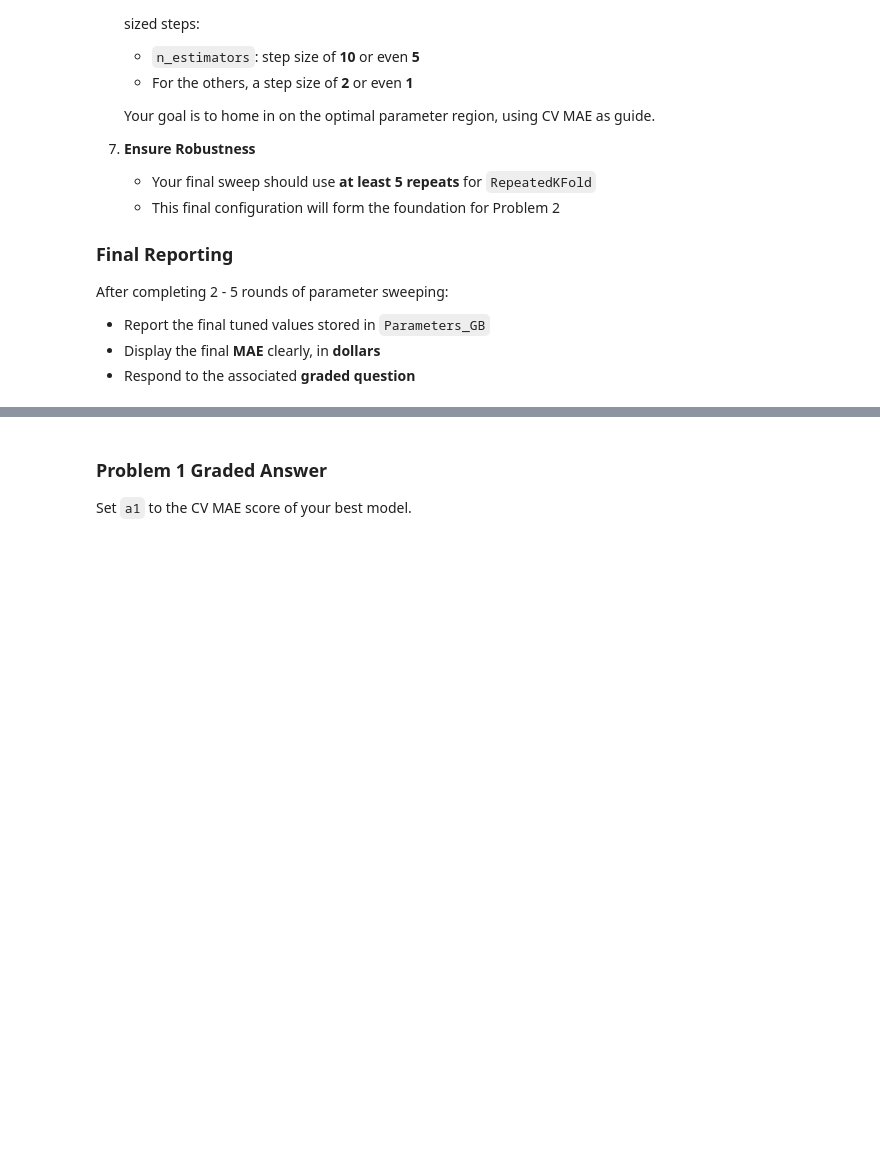
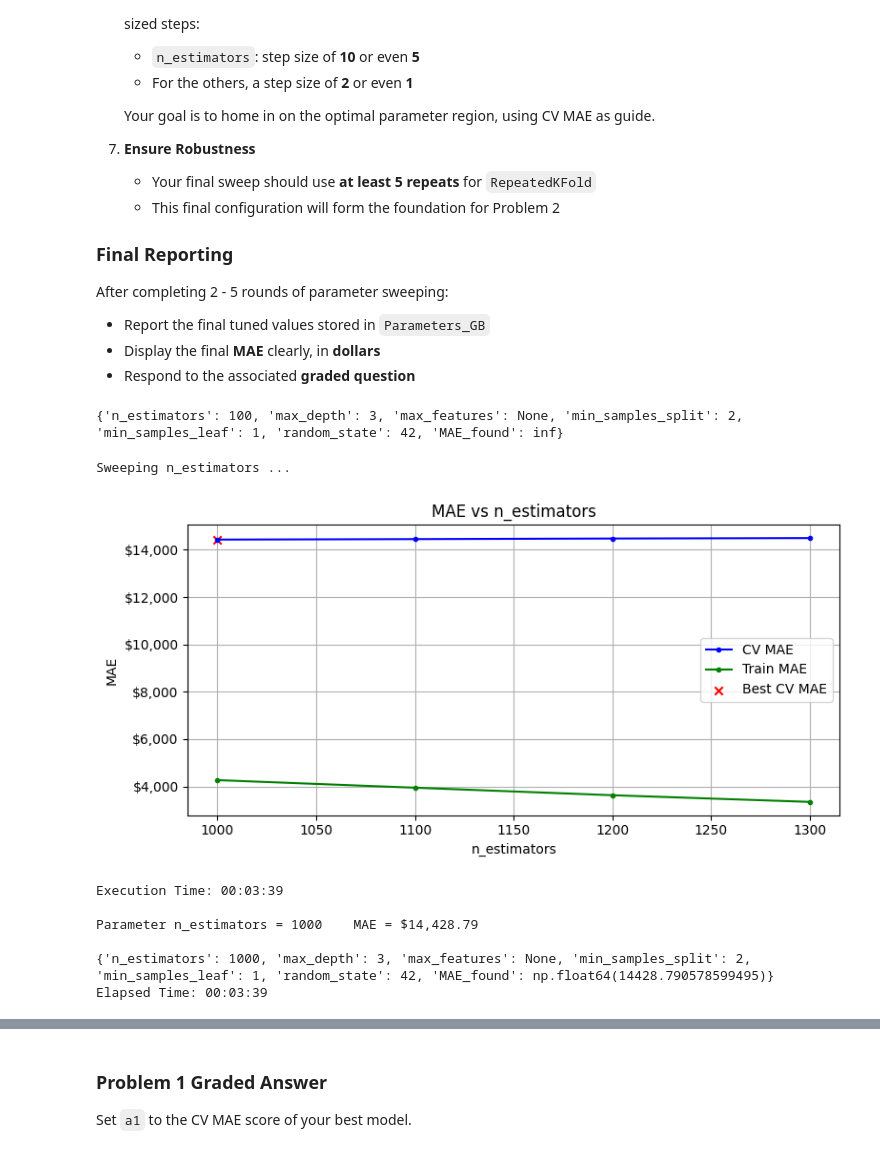
Before and after one commit to jydeleon/JazminRepo-603, a Jupyter notebook: Module-3-Assignments-main/Homework_07.ipynb, the cells around one changed output, grey strips where cells are left out. Saved outputs shown, nothing was run; the diff lists cells and outputs as text; code cells hidden in the pictures; blank space fills up the shorter version.

```diff
--- a/Module-3-Assignments-main/Homework_07.ipynb
+++ b/Module-3-Assignments-main/Homework_07.ipynb
@@ -400,7 +400,13 @@ Default_Parameters_GB = {
     'random_state'            : random_seed,     # Controls randomness of boosting. Useful for reproducibility.
     'MAE_found'               : float('inf')     # NOT a model parameter, but will record the MAE found for the current parameter choices
 }
+# %%
+print(Default_Parameters_GB)
+# %% [output]
+{'n_estimators': 100, 'max_depth': 3, 'max_features': None, 'min_samples_split': 2, 'min_samples_leaf': 1, 'random_state': 42, 'MAE_found': inf}
 # %%
 # Make a copy of the default dictionary
 
 Params_GB = Default_Parameters_GB.copy()
+
+param_lists = {}
@@ -408,0 +413,33 @@ Params_GB = Default_Parameters_GB.copy()
+# %%
+# Your code here, add as many cells as you need
+start = time.time()
+
+param = 'n_estimators'
+param_lists[param] = range(1000, 1301, 100)
+
+print(f"Sweeping {param} ...")
+
+# Run the sweep and return a dictionary updated with the best value found
+Params_GB = sweep_parameter(GradientBoostingRegressor,
+                            Params_GB,
+                            param,
+                            param_lists[param],
+                            n_jobs         =-1,
+                            n_repeats      =1
+                            )
+
+# Print out results of this sweep
+print(f"\nParameter {param} = {Params_GB[param]}    MAE = ${Params_GB['MAE_found']:,.2f}\n")
+print(Params_GB)
+
+end = time.time()
+print("Elapsed Time:", format_hms(end - start))
+# %% [output]
+Sweeping n_estimators ...
+[figure, added]
+Execution Time: 00:03:39
+
+Parameter n_estimators = 1000    MAE = $14,428.79
+
+{'n_estimators': 1000, 'max_depth': 3, 'max_features': None, 'min_samples_split': 2, 'min_samples_leaf': 1, 'random_state': 42, 'MAE_found': np.float64(14428.790578599495)}
+Elapsed Time: 00:03:39
```
Also changed, not shown: parts of 5 cells of this notebook.
